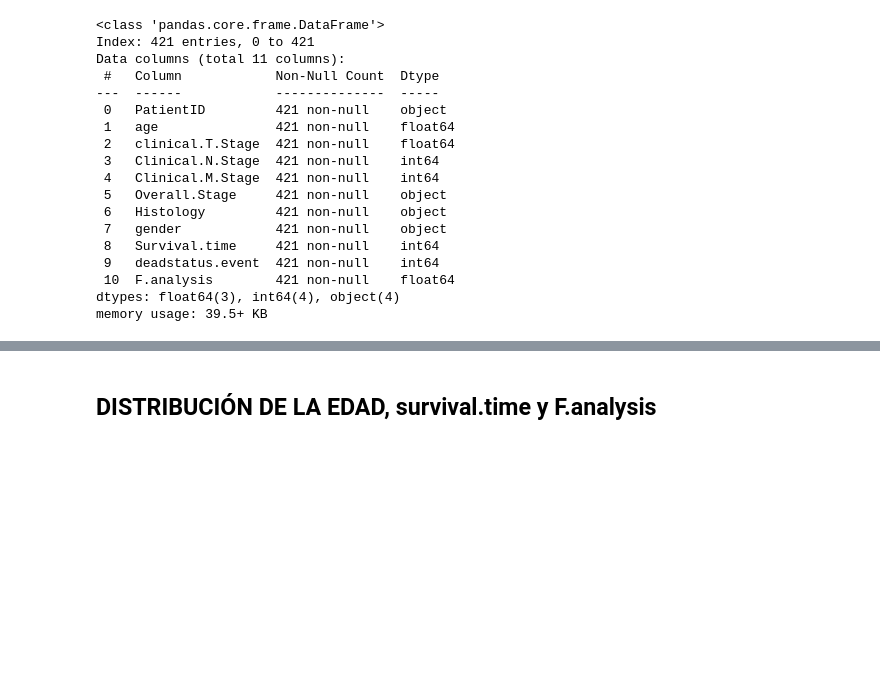
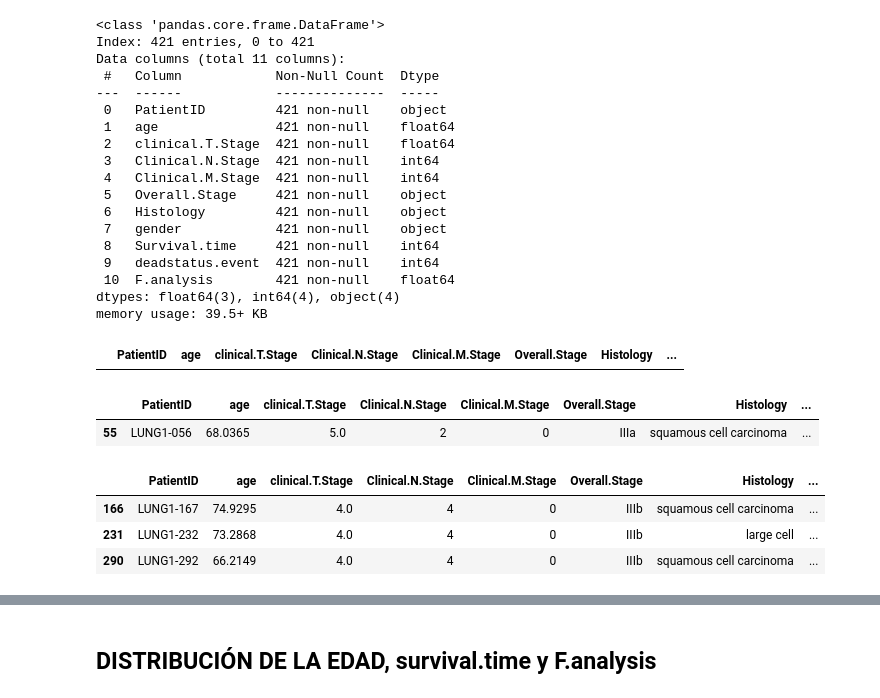
Before and after one commit to diosimar/Fractal-analysis-AI-NSCLC, a Jupyter notebook: EDA.ipynb, the cells around one changed output, grey strips where cells are left out. Saved outputs shown, nothing was run; the diff lists cells and outputs as text; code cells hidden in the pictures; blank space fills up the shorter version.

```diff
--- a/EDA.ipynb
+++ b/EDA.ipynb
@@ -298,0 +301,19 @@ memory usage: 39.5+ KB
+# %%
+nan_rows = nscl[nscl['Histology'].isna()]
+nan_rows
+# %% [output]
+|  | PatientID | age | clinical.T.Stage | Clinical.N.Stage | Clinical.M.Stage | Overall.Stage | Histology | ... |
+# %%
+T_rows = nscl[nscl['clinical.T.Stage'] == 5]
+T_rows
+# %% [output]
+|  | PatientID | age | clinical.T.Stage | Clinical.N.Stage | Clinical.M.Stage | Overall.Stage | Histology | ... |
+| 55 | LUNG1-056 | 68.0365 | 5.0 | 2 | 0 | IIIa | squamous cell carcinoma | ... |
+# %%
+N_rows = nscl[nscl['Clinical.N.Stage'] == 4]
+N_rows
+# %% [output]
+|  | PatientID | age | clinical.T.Stage | Clinical.N.Stage | Clinical.M.Stage | Overall.Stage | Histology | ... |
+| 166 | LUNG1-167 | 74.9295 | 4.0 | 4 | 0 | IIIb | squamous cell carcinoma | ... |
+| 231 | LUNG1-232 | 73.2868 | 4.0 | 4 | 0 | IIIb | large cell | ... |
+| 290 | LUNG1-292 | 66.2149 | 4.0 | 4 | 0 | IIIb | squamous cell carcinoma | ... |
```
Also changed, not shown: parts of 3 cells of this notebook, 1 other file.
